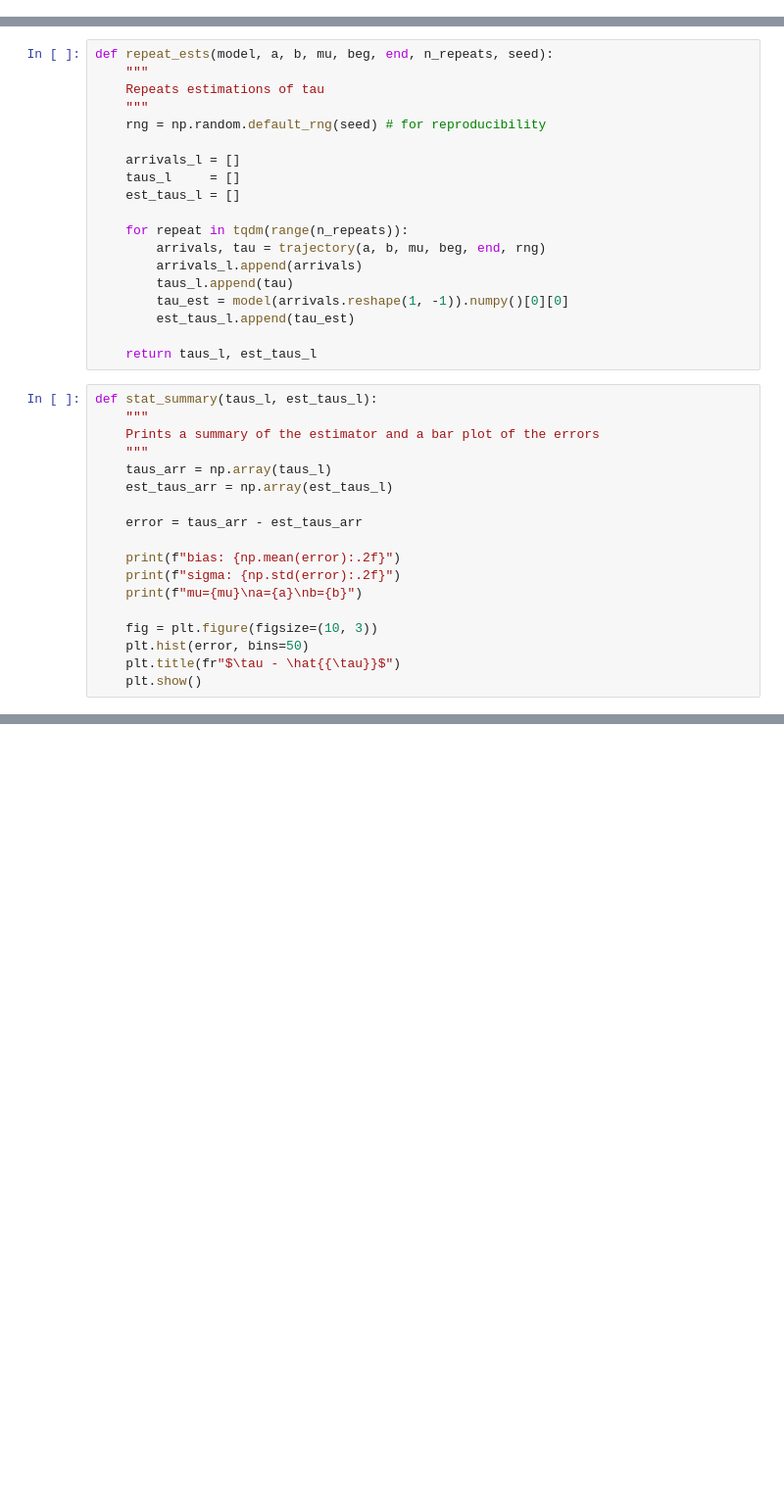
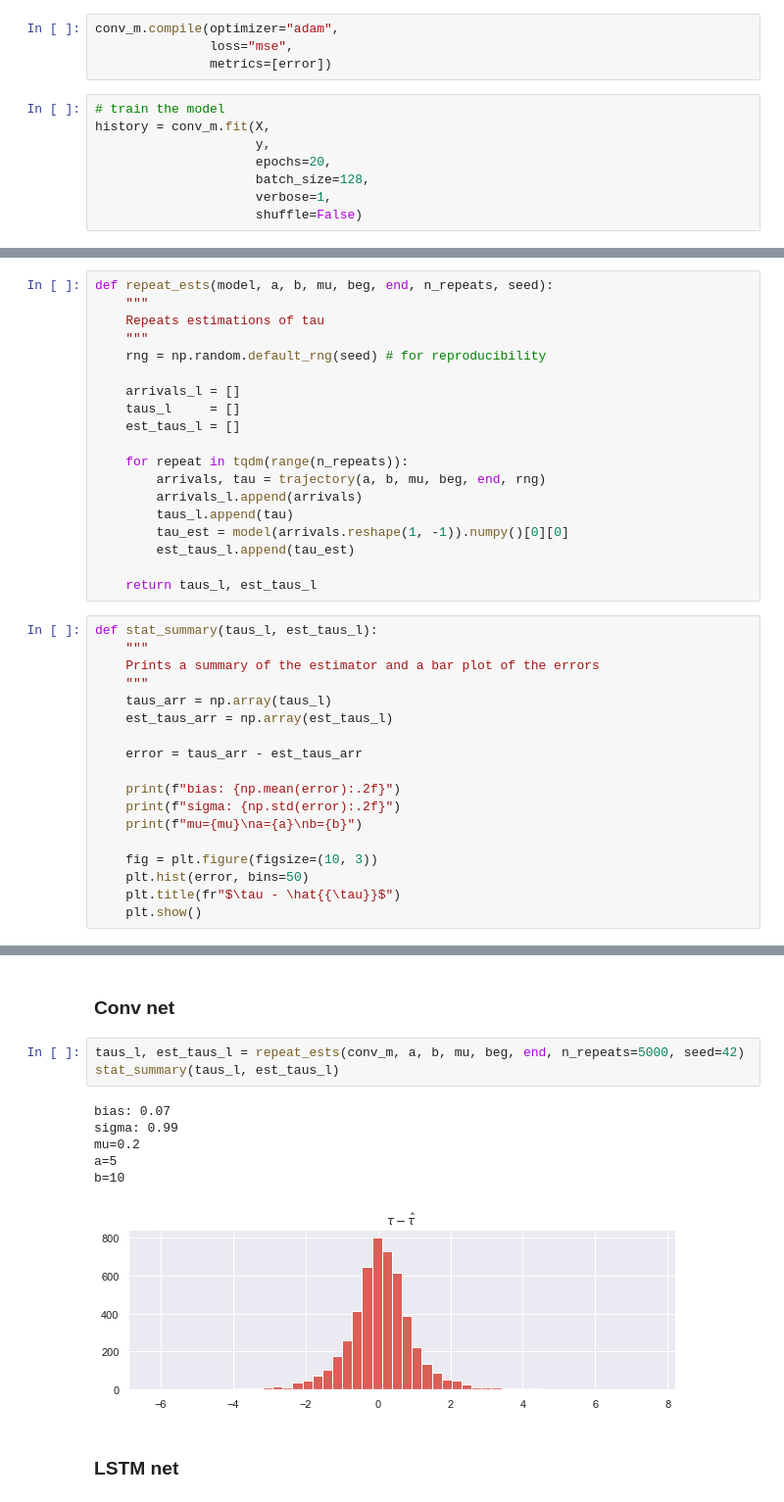
Before and after one commit to littlebuzzybee/MACS207b-Projet, a Jupyter notebook: deep_learning_approach.ipynb, the cells around one changed output, grey strips where cells are left out. Shown: that part at 98% size. Saved outputs shown, nothing was run; the diff lists cells and outputs as text; blank space fills up the shorter version.

```diff
--- a/deep_learning_approach.ipynb
+++ b/deep_learning_approach.ipynb
@@ -171,0 +213,12 @@ Epoch 20/20
+# %%
+conv_m.compile(optimizer="adam",
+               loss="mse",
+               metrics=[error])
+# %%
+# train the model
+history = conv_m.fit(X,
+                     y,
+                     epochs=20,
+                     batch_size=128,
+                     verbose=1,
+                     shuffle=False)
@@ -361,3 +434,17 @@ b=10
+# %% [markdown]
+### Conv net
+# %%
+taus_l, est_taus_l = repeat_ests(conv_m, a, b, mu, beg, end, n_repeats=5000, seed=42)
+stat_summary(taus_l, est_taus_l)
+# %% [output]
+bias: 0.07
+sigma: 0.99
+mu=0.2
+a=5
+b=10
+[figure, added]
+# %% [markdown]
+### LSTM net
 # %%
 taus_l, est_taus_l = repeat_ests(lstm_m, a, b, mu, beg, end, n_repeats=1000, seed=42)
 stat_summary(taus_l, est_taus_l)
```
Also changed, not shown: parts of 15 cells of this notebook, 1 other file.
